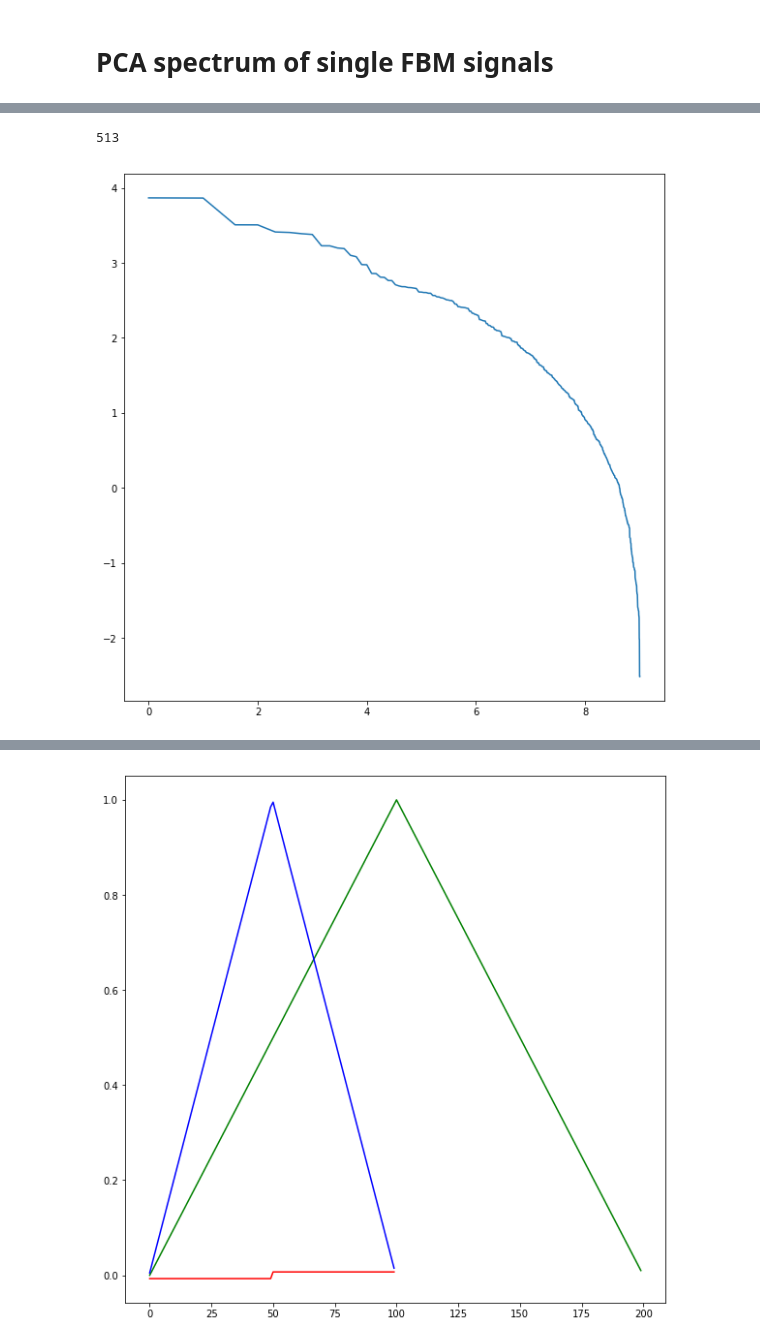
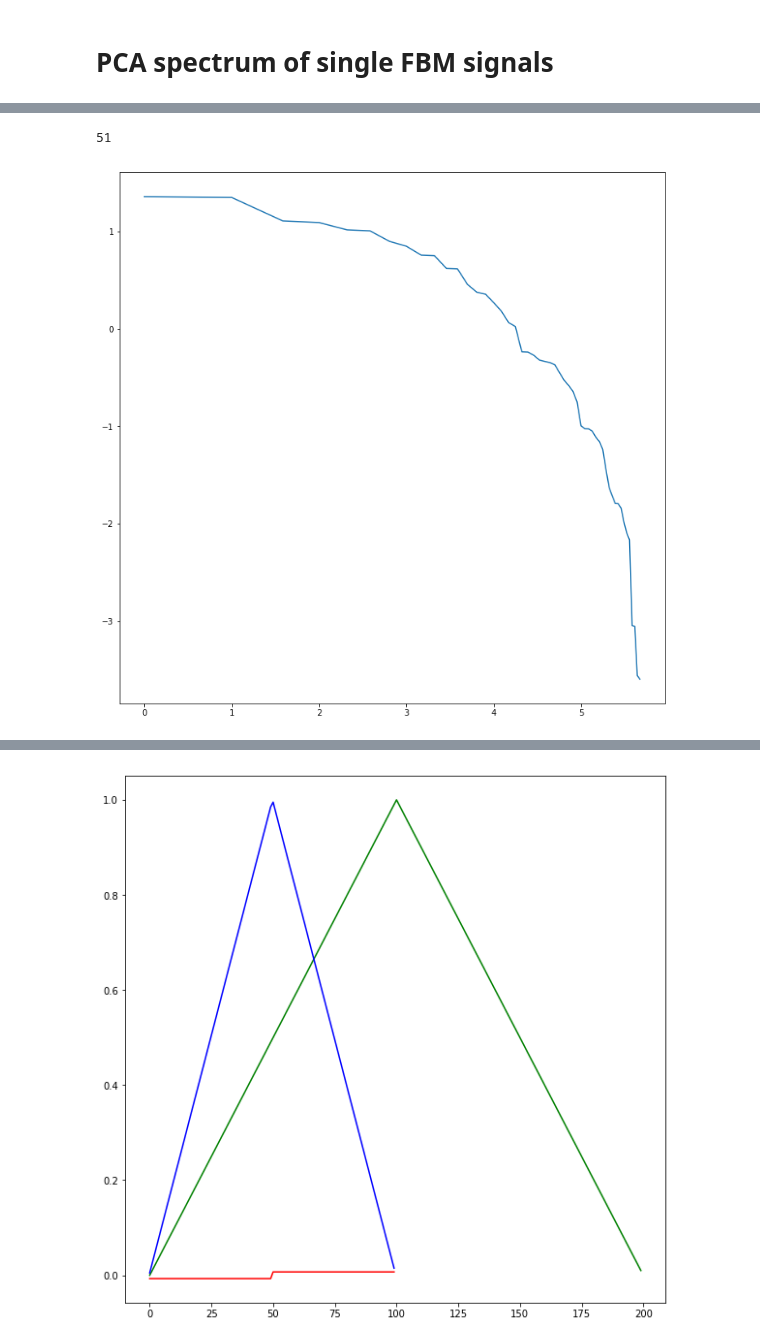
Before and after one commit to Agrim9/MultiFractal_Signal_Analysis, a Jupyter notebook: FBM_NB.ipynb, the cells around one changed output, grey strips where cells are left out. Saved outputs shown, nothing was run; the diff lists cells and outputs as text; code cells hidden in the pictures.

```diff
--- a/FBM_NB.ipynb
+++ b/FBM_NB.ipynb
@@ -130,7 +207,7 @@ def Qf(x, A, B,C): # this is your 'straight line' y=f(x)
     return A*x**2 + B*x + C
 
 def get_wavelet_var(wavelet,H=0.3,est_sil=1):
-    samp_size=1024
+    samp_size=100
     f = FBM(n=samp_size, hurst=H, length=0.5, method='daviesharte')
     # Generate a fBm realization
     fbm_sample = f.fbm()
@@ -169,36 +246,36 @@ def get_wavelet_var(wavelet,H=0.3,est_sil=1):
     #print(np.outer(mean_vec,mean_vec))
 
     AutoCov_mat=AutoCorr_mat-np.outer(mean_vec,mean_vec)
     #print(AutoCov_mat-AutoCorr_mat)
 
     U,S,V=svd(AutoCov_mat)
-    plt.rcParams['figure.figsize'] = (10, 10)
+    plt.rcParams['figure.figsize'] = (12, 12)
     #print(S)
     #print(S[::-1])
     plt.plot(np.log2(np.arange(M)+1),np.log2(S))
 
 #     expected_slope=-(2*H+1)
 #     A,B = curve_fit(Lf,np.log10(np.arange(2,M)),np.log10(S[2:]))[0] # your data x, y to fit
 #     if(est_sil==0):
 #         x=np.log10(np.arange(M)+1)
 #         y=A*x+B
 #         plt.plot(x,y)
 #     print(-(A+1)/2)
 #     return A,B
     #plt.plot([0,np.log10(M)],[B,A*np.log10(M)+B])
 
 get_wavelet_var('haar')
 # get_wavelet_var('db2')
 # get_wavelet_var('db6')
 # get_wavelet_var('db10')
 # get_wavelet_var('db20')
 # plt.legend(['haar','db2','db6','db10','db20'])
 plt.show()
 
 #print(S)
 # %% [output]
-513
+51
-[figure, old version]
+[figure, new version]
 # %%
 get_wavelet_var('haar',0.1)
 get_wavelet_var('haar',0.3)
```
Also changed, not shown: parts of 11 cells of this notebook, 16 other files.
